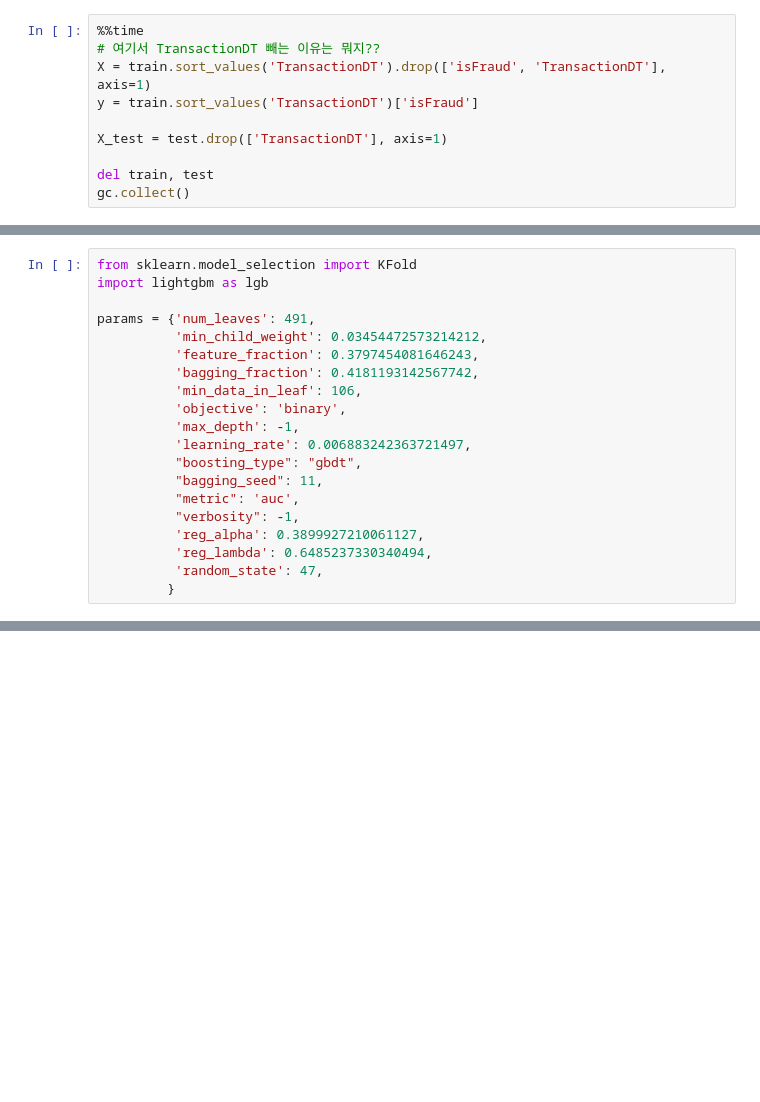
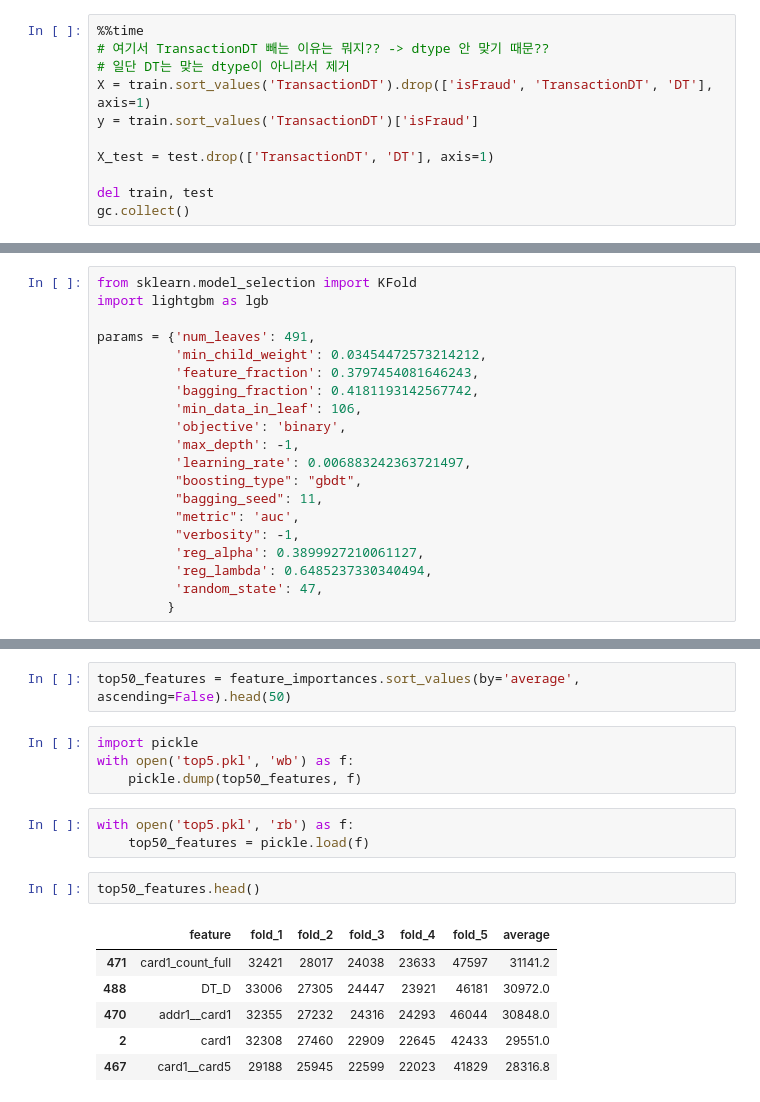
Before and after one commit to MattLee27/ML-DL-study, a Jupyter notebook: ieee_cis/fe_and_lgb2.ipynb, the cells around one changed output, grey strips where cells are left out. Saved outputs shown, nothing was run; the diff lists cells and outputs as text; blank space fills up the shorter version.

```diff
--- a/ieee_cis/fe_and_lgb2.ipynb
+++ b/ieee_cis/fe_and_lgb2.ipynb
@@ -327,10 +346,11 @@ Length: 488, dtype: int64
 # %%
 %%time
-# 여기서 TransactionDT 빼는 이유는 뭐지??
-X = train.sort_values('TransactionDT').drop(['isFraud', 'TransactionDT'], axis=1)
+# 여기서 TransactionDT 빼는 이유는 뭐지?? -> dtype 안 맞기 때문??
+# 일단 DT는 맞는 dtype이 아니라서 제거
+X = train.sort_values('TransactionDT').drop(['isFraud', 'TransactionDT', 'DT'], axis=1)
 y = train.sort_values('TransactionDT')['isFraud']
 
-X_test = test.drop(['TransactionDT'], axis=1)
+X_test = test.drop(['TransactionDT', 'DT'], axis=1)
 
 del train, test
 gc.collect()
@@ -411,0 +450,18 @@ plt.title('50 TOP feature importance over {} folds average'.format(folds.n_split
+# %%
+top50_features = feature_importances.sort_values(by='average', ascending=False).head(50)
+# %%
+import pickle
+with open('top5.pkl', 'wb') as f:
+    pickle.dump(top50_features, f)
+# %%
+with open('top5.pkl', 'rb') as f:
+    top50_features = pickle.load(f)
+# %%
+top50_features.head()
+# %% [output]
+|  | feature | fold_1 | fold_2 | fold_3 | fold_4 | fold_5 | average |
+| 471 | card1_count_full | 32421 | 28017 | 24038 | 23633 | 47597 | 31141.2 |
+| 488 | DT_D | 33006 | 27305 | 24447 | 23921 | 46181 | 30972.0 |
+| 470 | addr1__card1 | 32355 | 27232 | 24316 | 24293 | 46044 | 30848.0 |
+| 2 | card1 | 32308 | 27460 | 22909 | 22645 | 42433 | 29551.0 |
+| 467 | card1__card5 | 29188 | 25945 | 22599 | 22023 | 41829 | 28316.8 |
```
Also changed, not shown: parts of 8 cells of this notebook.
